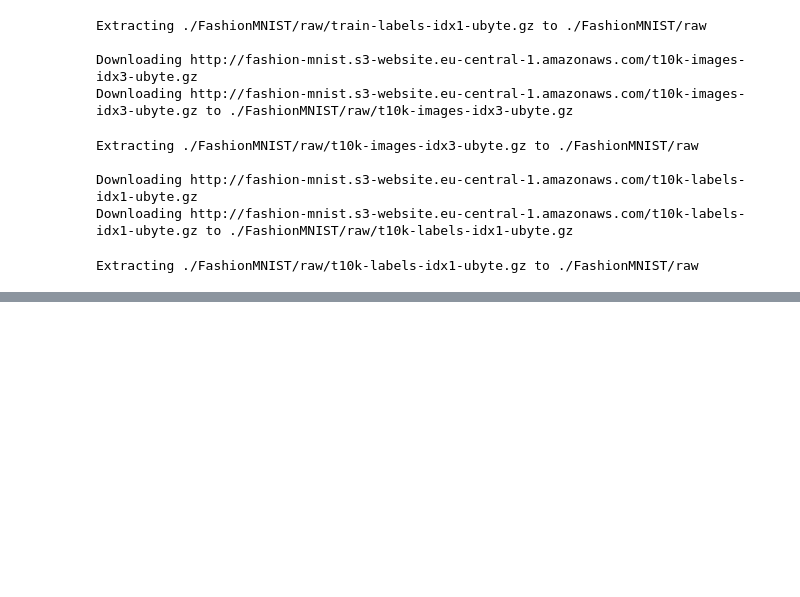
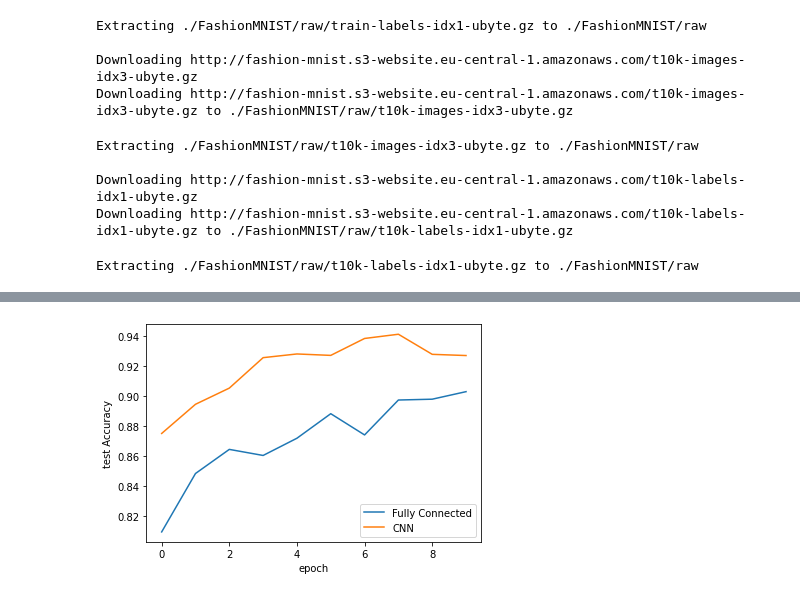
Before and after one commit to andreastgram/DL_Inner_Workings, a Jupyter notebook: DesigningBlocks.ipynb, the cells around one changed output, grey strips where cells are left out. Drawn from its saved outputs; the diff is of its cells as text; code cells hidden in the pictures; blank space fills up the shorter version.

Commit message:
Experimenting on different models

```diff
--- a/DesigningBlocks.ipynb
+++ b/DesigningBlocks.ipynb
@@ -47,0 +53,37 @@ Extracting ./FashionMNIST/raw/t10k-labels-idx1-ubyte.gz to ./FashionMNIST/raw
+# %%
+W, H = 28, 28 # Width and Height of the image
+D = 28 * 28   # Dimension of the image
+n = 256       # Number of neurons in the hidden layer
+C = 1         # Number of channels
+
+n_filters = 32
+
+classes = 10
+# %%
+fc_model = nn.Sequential(
+    nn.Flatten(),
+    nn.Linear(D, n), nn.Tanh(),
+    *[nn.Sequential(nn.Linear(n, n),nn.Tanh()) for _ in range(5)],
+    nn.Linear(n, classes),
+)
+# %%
+cnn_model = nn.Sequential(
+    nn.Conv2d(C, n_filters, 3, padding=1),             nn.Tanh(),
+    nn.Conv2d(n_filters, n_filters, 3, padding=1),     nn.Tanh(),
+    nn.Conv2d(n_filters, n_filters, 3, padding=1),     nn.Tanh(),
+    nn.MaxPool2d((2,2)),
+    nn.Conv2d( n_filters, 2*n_filters, 3, padding=1),  nn.Tanh(),
+    nn.Conv2d(2*n_filters, 2*n_filters, 3, padding=1), nn.Tanh(),
+    nn.Conv2d(2*n_filters, 2*n_filters, 3, padding=1), nn.Tanh(),
+    nn.MaxPool2d((2,2)),
+    nn.Conv2d(2*n_filters, 4*n_filters, 3, padding=1), nn.Tanh(),
+    nn.Conv2d(4*n_filters, 4*n_filters, 3, padding=1), nn.Tanh(),
+    nn.Flatten(),
+    nn.Linear(D*n_filters//4, classes),
+)
+# %%
+loss_func = nn.CrossEntropyLoss()
+
+fc_results = idlmam.train_network(fc_model, loss_func, train_loader, test_loader=test_loader, epochs=10, score_funcs={'Accuracy': accuracy_score}, device=device)
+
+cnn_results = idlmam.train_network(cnn_model, loss_func, train_loader, test_loader=test_loader, epochs=10, score_funcs={'Accuracy': accuracy_score}, device=device)
@@ -47,0 +93,6 @@ Extracting ./FashionMNIST/raw/t10k-labels-idx1-ubyte.gz to ./FashionMNIST/raw
+# %%
+sns.lineplot(x='epoch', y='test Accuracy', data=fc_results,
+    label='Fully Connected')
+sns.lineplot(x='epoch', y='test Accuracy', data=cnn_results,
+    label='CNN')
+# %% [output]
@@ -47,0 +100 @@ Extracting ./FashionMNIST/raw/t10k-labels-idx1-ubyte.gz to ./FashionMNIST/raw
+[figure, added]
```
Also changed, not shown: parts of 3 cells of this notebook.
